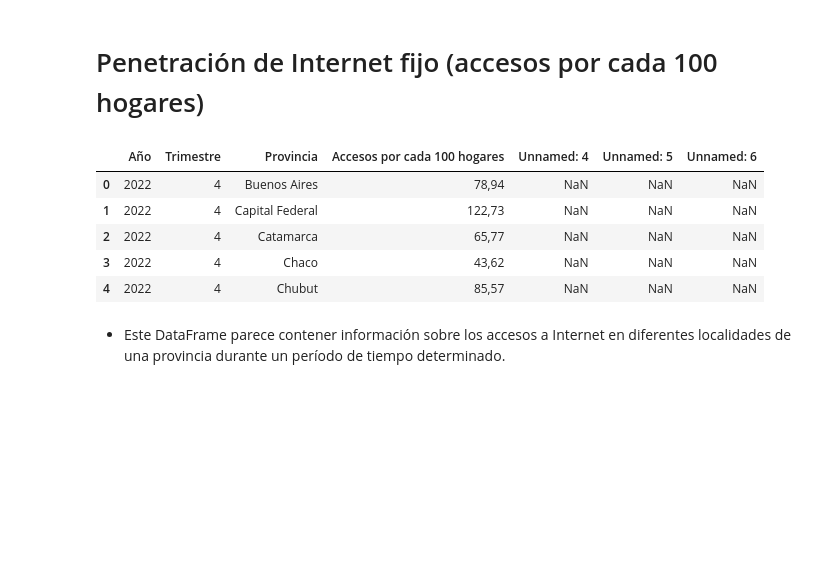
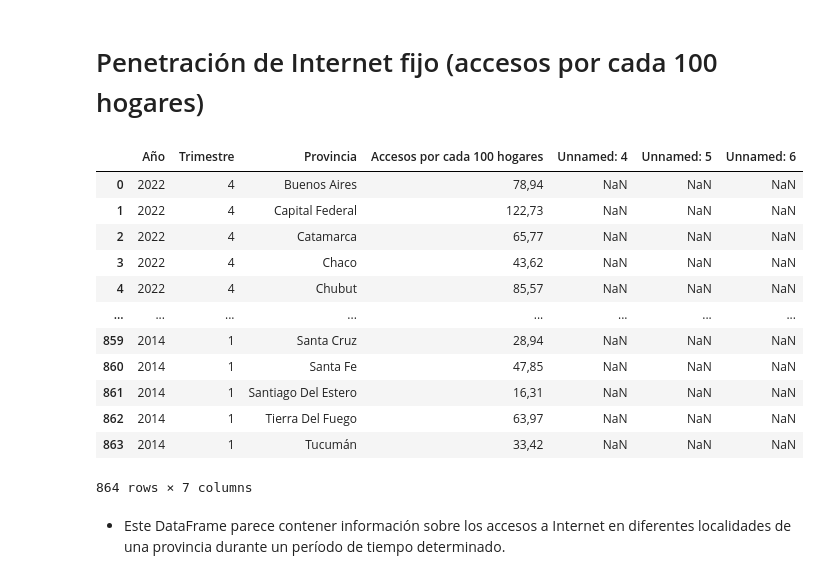
Before and after one commit to jeferson-bot/Individual_Proyect_02, a Jupyter notebook: E_D_A_(Exploratory_Data_Analysis)/e_d_a.ipynb, the cells around one changed output. Saved outputs shown, nothing was run; the diff lists cells and outputs as text; code cells hidden in the pictures; blank space fills up the shorter version.

```diff
--- a/E_D_A_(Exploratory_Data_Analysis)/e_d_a.ipynb
+++ b/E_D_A_(Exploratory_Data_Analysis)/e_d_a.ipynb
@@ -14,14 +15,21 @@ import csv
 # %%
 df = pd.read_csv("..\Datasets\Penetración de Internet fijo (accesos por cada 100 hogares).csv")
 # %%
-df.head()
+df
 # %% [output]
 |  | Año | Trimestre | Provincia | Accesos por cada 100 hogares | Unnamed: 4 | Unnamed: 5 | Unnamed: 6 |
 | 0 | 2022 | 4 | Buenos Aires | 78,94 | NaN | NaN | NaN |
 | 1 | 2022 | 4 | Capital Federal | 122,73 | NaN | NaN | NaN |
 | 2 | 2022 | 4 | Catamarca | 65,77 | NaN | NaN | NaN |
 | 3 | 2022 | 4 | Chaco | 43,62 | NaN | NaN | NaN |
 | 4 | 2022 | 4 | Chubut | 85,57 | NaN | NaN | NaN |
+| ... | ... | ... | ... | ... | ... | ... | ... |
+| 859 | 2014 | 1 | Santa Cruz | 28,94 | NaN | NaN | NaN |
+| 860 | 2014 | 1 | Santa Fe | 47,85 | NaN | NaN | NaN |
+| 861 | 2014 | 1 | Santiago Del Estero | 16,31 | NaN | NaN | NaN |
+| 862 | 2014 | 1 | Tierra Del Fuego | 63,97 | NaN | NaN | NaN |
+| 863 | 2014 | 1 | Tucumán | 33,42 | NaN | NaN | NaN |
+864 rows × 7 columns
 # %% [markdown]
 * Este DataFrame parece contener información sobre los accesos a Internet en diferentes localidades de una provincia durante un período de tiempo determinado.
 # %%
```
Also changed, not shown: parts of 34 cells of this notebook, 51 other files.
